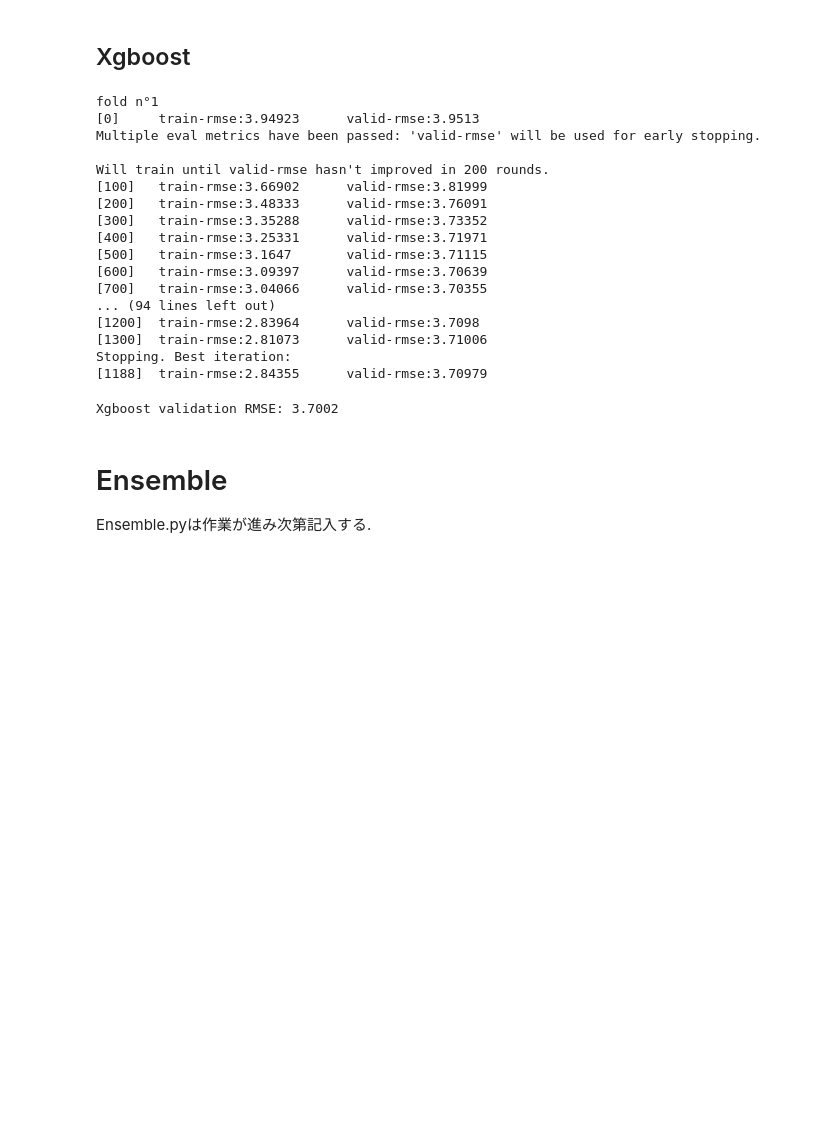
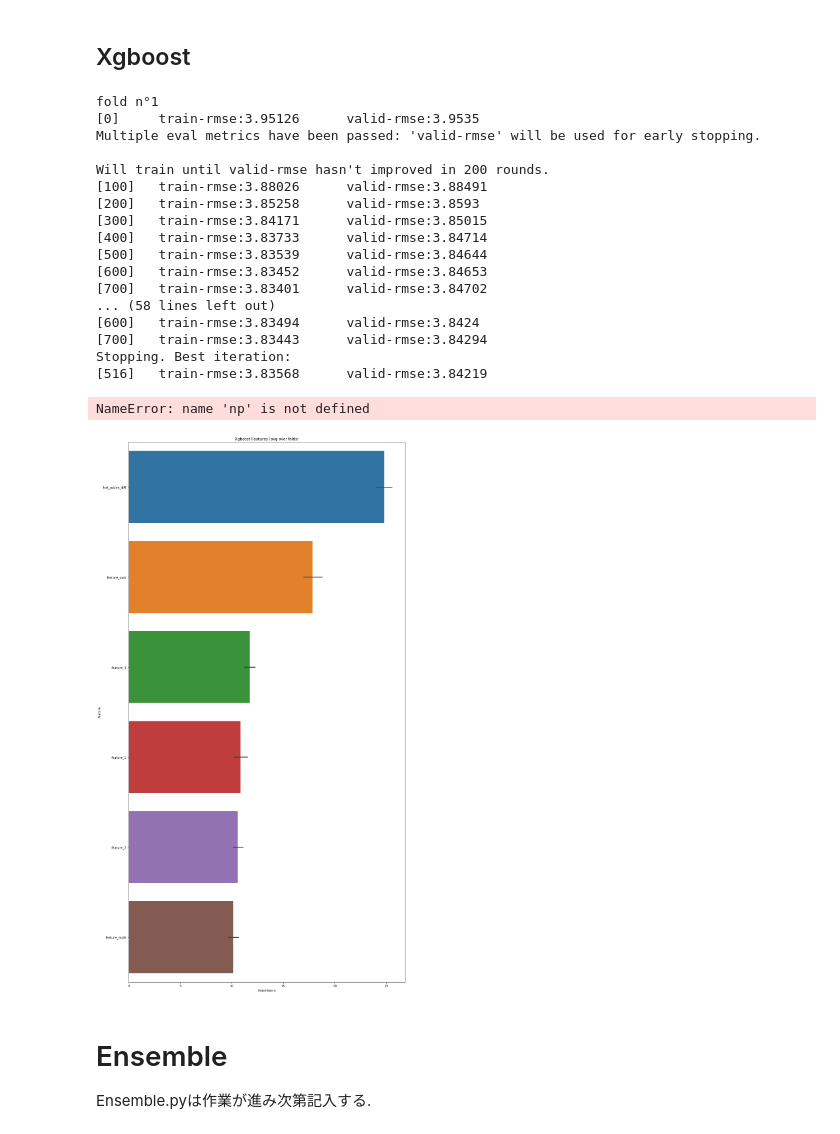
Before and after one commit to takuto0831/Elo_Merchant_Category_Recommend, a Jupyter notebook: jn/main.ipynb, the cells around one changed output. Drawn from its saved outputs; the diff is of its cells as text; code cells hidden in the pictures; blank space fills up the shorter version.

```diff
--- a/jn/main.ipynb
+++ b/jn/main.ipynb
@@ -138,30 +170,39 @@ param_set = {'eta': 0.005,
+# %%
+# parameters
+param_xgb1 = base.open_parameter(file_name = 'kernel_param_xgb', home_path = home_path)
 # %%
-val_pred_xgb, test_pred_xgb, model = gb.Regressors(gb.Xgboost_Regressor,param_set,train,test,features,target,folds=5)
+# model
+with base.timer("Xgboost"):
+    val_pred_xgb, test_pred_xgb, xgb_importance_df = gb.Regressors(gb.Xgboost_Regressor,param_xgb1,train,test,features,target,folds=5)
 # %% [output]
 fold n°1
-[0]     train-rmse:3.94923      valid-rmse:3.9513
+[0]     train-rmse:3.95126      valid-rmse:3.9535
 Multiple eval metrics have been passed: 'valid-rmse' will be used for early stopping.
 
 Will train until valid-rmse hasn't improved in 200 rounds.
-[100]   train-rmse:3.66902      valid-rmse:3.81999
-[200]   train-rmse:3.48333      valid-rmse:3.76091
-[300]   train-rmse:3.35288      valid-rmse:3.73352
-[400]   train-rmse:3.25331      valid-rmse:3.71971
-[500]   train-rmse:3.1647       valid-rmse:3.71115
-[600]   train-rmse:3.09397      valid-rmse:3.70639
-[700]   train-rmse:3.04066      valid-rmse:3.70355
-... (94 lines left out)
-[1200]  train-rmse:2.83964      valid-rmse:3.7098
-[1300]  train-rmse:2.81073      valid-rmse:3.71006
+[100]   train-rmse:3.88026      valid-rmse:3.88491
+[200]   train-rmse:3.85258      valid-rmse:3.8593
+[300]   train-rmse:3.84171      valid-rmse:3.85015
+[400]   train-rmse:3.83733      valid-rmse:3.84714
+[500]   train-rmse:3.83539      valid-rmse:3.84644
+[600]   train-rmse:3.83452      valid-rmse:3.84653
+[700]   train-rmse:3.83401      valid-rmse:3.84702
+... (58 lines left out)
+[600]   train-rmse:3.83494      valid-rmse:3.8424
+[700]   train-rmse:3.83443      valid-rmse:3.84294
 Stopping. Best iteration:
-[1188]  train-rmse:2.84355      valid-rmse:3.70979
+[516]   train-rmse:3.83568      valid-rmse:3.84219
 # %%
 # result
 print("Xgboost validation RMSE: %.4f" % np.sqrt(mean_squared_error(target.values, val_pred_xgb)))
 # submit
-# submit(test_pred_xgb,"Xgboost")
+base.submit(test_pred_lgb,home_path=home_path,tech = "xgboost_feature_1037_param1")
 # %% [output]
-Xgboost validation RMSE: 3.7002
+NameError: name 'np' is not defined
+# %%
+base.display_importances(xgb_importance_df,title="Xgboost",home_path=home_path,file_name = None)
+# %% [output]
+[figure, added]
 # %% [markdown]
 # Ensemble
 
```
Also changed, not shown: parts of 18 cells of this notebook.
